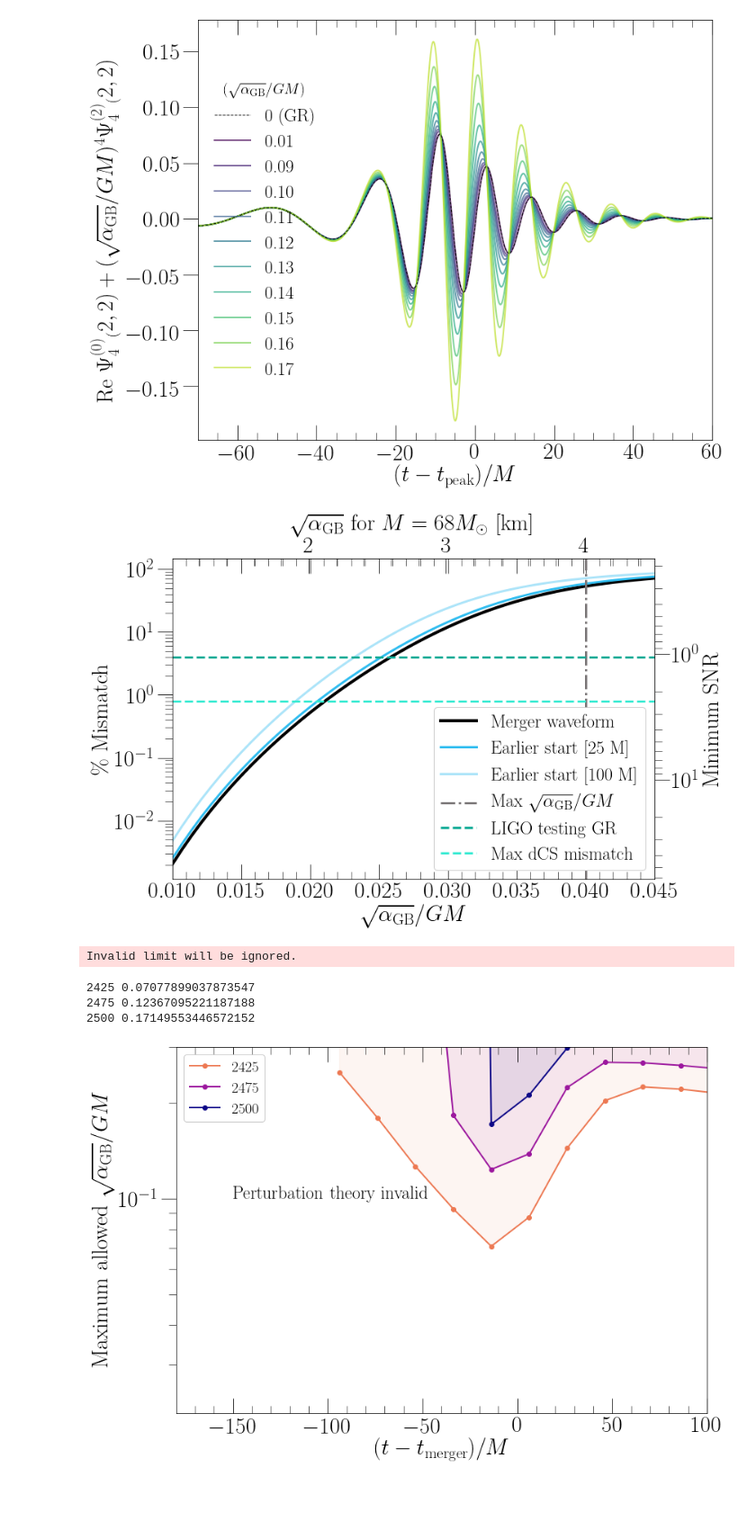
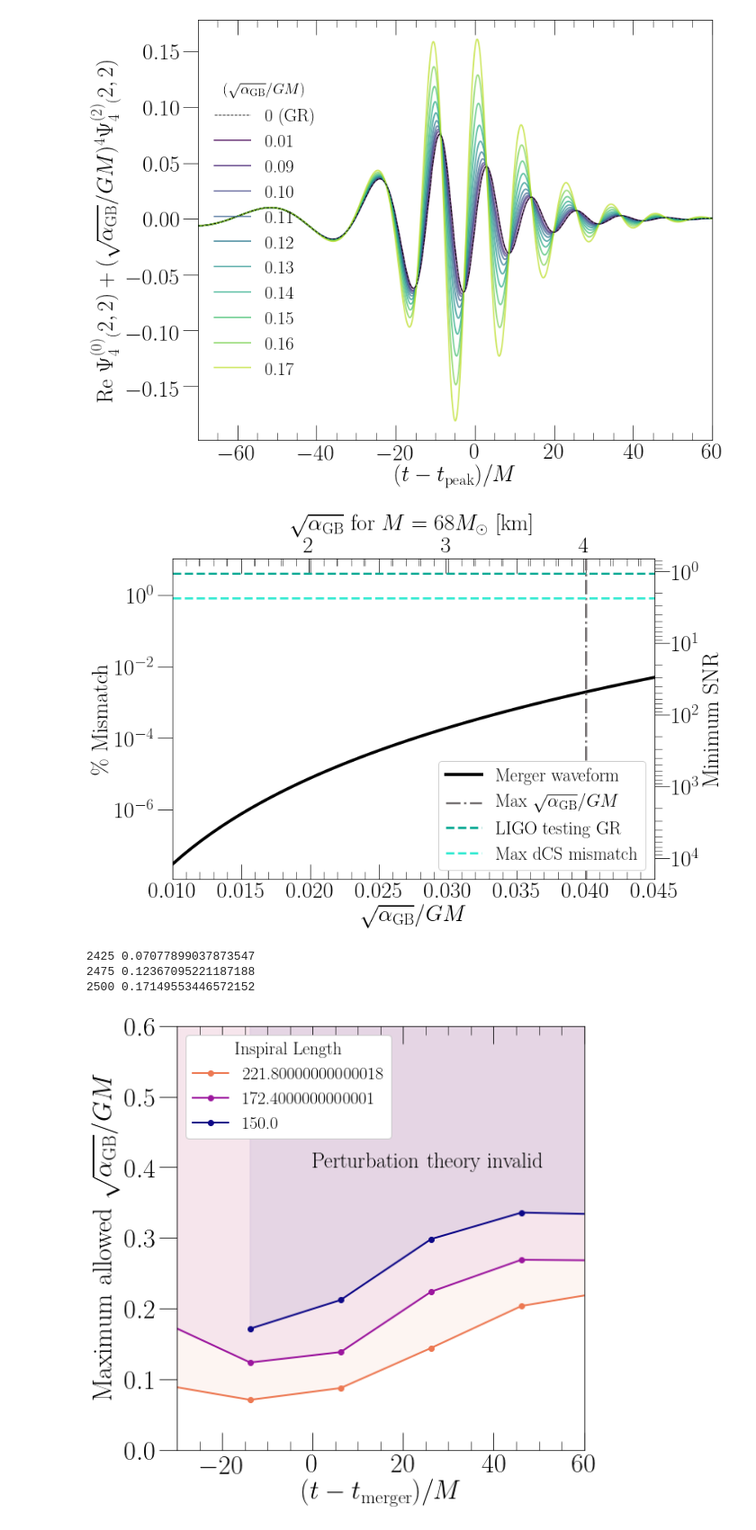
Before and after one commit to mariaokounkova/EDGB, a Jupyter notebook: GW150914/EDGB_GW.ipynb, the cells around one changed output. Shown at 90% size. Saved outputs shown, nothing was run; the diff lists cells and outputs as text; code cells hidden in the pictures; blank space fills up the shorter version.

Commit message:
EDGB_GW: Regime of validity figure
Updated for the most recent runs
*NOTE* that the length is currently not with the
extapolated waveforms, which we need to change
once we have them

```diff
--- a/GW150914/EDGB_GW.ipynb
+++ b/GW150914/EDGB_GW.ipynb
@@ -580,19 +579,19 @@ TogetherPlot()
 # %%
 ## Overlap calculation
 
-def Overlap(sqrt_alpha, start=2100, ramp=250, lev=1):
+def Overlap(sqrt_alpha, start=2500, ramp=25, lev=0):
 
     cut_min = -150
     cut_max = 150
 
 
     #time, data = GethPsi4ModeExtrapolated(ex_dir(2100, lev=lev))
-    time, data = GethPsi4Mode(ev_dir(start, ramp, lev=lev), radius=-1)
+    time, data = GethPsi4Mode(ev_dir(start, ramp, lev=lev), radius=0)
     t_peak = GetPeakTimeModeReal(time, data)
     time = time - t_peak
     time, data = CutTimes(time, data, cut_min, cut_max)
 
-    gr_time, gr_data = GetPsi4Mode(bev_dir(lev=lev), radius=-1)
+    gr_time, gr_data = GetPsi4Mode(bev_dir(lev=lev), radius=0)
     #gr_time, gr_data = GetPsi4ModeExtrapolated(bex_dir(lev=lev))
     gr_time = gr_time - t_peak
     gr_time, gr_data = CutTimes(gr_time, gr_data, cut_min, cut_max)
@@ -656,14 +655,14 @@ def OverlapParameters():
     a_start = 0.01
     a_end = 0.045
     sqrt_alpha_arr = np.linspace(a_start, a_end, 50)
-    mismatch_arr = [Overlap(a, start=2100, ramp=250, lev=0) for a in sqrt_alpha_arr]
+    mismatch_arr = [Overlap(a, start=2500, ramp=25, lev=0) for a in sqrt_alpha_arr]
     ax.plot(sqrt_alpha_arr, mismatch_arr, color='black', lw=4.0, label='Merger waveform')
 
-    mismatch_arr = [Overlap(a, start=2075, ramp=250, lev=0) for a in sqrt_alpha_arr]
-    ax.plot(sqrt_alpha_arr, mismatch_arr, color='#30bdf0', lw=3.0, label='Earlier start [25 M]')
+    #mismatch_arr = [Overlap(a, start=2075, ramp=250, lev=0) for a in sqrt_alpha_arr]
+    #ax.plot(sqrt_alpha_arr, mismatch_arr, color='#30bdf0', lw=3.0, label='Earlier start [25 M]')
 
-    mismatch_arr = [Overlap(a, start=2000, ramp=250, lev=0) for a in sqrt_alpha_arr]
-    ax.plot(sqrt_alpha_arr, mismatch_arr, color='#30bdf0', alpha=0.4, lw=3.0, label='Earlier start [100 M]')
+    #mismatch_arr = [Overlap(a, start=2000, ramp=250, lev=0) for a in sqrt_alpha_arr]
+    #ax.plot(sqrt_alpha_arr, mismatch_arr, color='#30bdf0', alpha=0.4, lw=3.0, label='Earlier start [100 M]')
 
     ax.axvline(0.04, ls='-.', lw=3.0, color='#7a7677', label=r'Max $\sqrt{\alpha_\mathrm{GB}}/GM$')
     ax.axhline(4.0, ls='--', lw=3.0, color='#11ab96', label='LIGO testing GR')
@@ -711,7 +710,7 @@ OverlapParameters()
 #    print(a, Overlap(a))
 #Overlap(0.04)
 # %% [output]
-[figure, old version]
+[figure, new version]
 # %%
 ## Regime of validity
 
@@ -759,50 +758,55 @@ def PlotValidity(figname):
     figname = 'Validity'
 
     start_arr = ['2425','2475','2500']
     ramp_arr = ['25' for s in start_arr]
-    #label_arr = ['Shorter inspiral', 'Longer inspiral']
+    #label_arr = ['Shorter inspiral', '', Longer inspiral']
     label_arr = start_arr
 
     cmap = matplotlib.cm.get_cmap('plasma')
     colors = [cmap(float(i)/len(start_arr)) for i in range(len(start_arr))][::-1]
 
-    f, ax = plt.subplots(1, figsize=(12,8))
+    f, ax = plt.subplots(1, figsize=(8,8))
 
     for start, ramp, label, color in zip(start_arr, ramp_arr, label_arr, colors):
 
-        time, data = GethPsi4Mode(ev_dir(start, ramp, lev=0), radius=-1)
+        time, data = GethPsi4Mode(ev_dir(start, ramp, lev=0), radius=0)
         ## Let's calculate the length until the merger time
         t_peak = GetPeakTimeMode(time, data)
-        length = t_merger - float(start) - float(ramp)
-
+        length = t_peak - float(start) - float(ramp)/2.0
         time, eps = ComputeEpsilon(ev_dir(start, ramp))
         # Cut the time so only considering dCS effects
-        time, eps = CutTimes(time, eps, -400, 200)
+        #time, eps = CutTimes(time, eps, -400, 200)
         print (start, min(eps))
-        ax.plot(time, eps, '-o', color = color, label=label, lw=2.0)
+        ind = np.where(eps < 1e3)
+        time = time[ind]
+        eps = eps[ind]
+        #time = time[1:]
+        #eps = eps[1:]
+        ax.plot(time, eps, '-o', color = color, label=length, lw=2.0)
 
         ax.fill_between(time, eps, 2.0, color=color,alpha=0.07)
 
 
-    legend = ax.legend(fontsize=20, loc='upper left', frameon=True, framealpha = 1.0, ncol=1)
-    ax.set_yscale('log')
-    ax.text(-150, 0.1, 'Perturbation theory invalid', fontsize=24, color='black')
+    legend = ax.legend(fontsize=20, loc='upper left', frameon=True, framealpha = 1.0, ncol=1, \
+                       title='Inspiral Length')
+    plt.setp(legend.get_title(),fontsize=20)
+    #ax.set_yscale('log')
+    ax.text(0, 0.4, 'Perturbation theory invalid', fontsize=24, color='black')
     ax.set_xlabel('$(t - t_\mathrm{merger})/M$', fontsize=30)
     ax.set_ylabel(r'Maximum  allowed $\sqrt{\alpha_\mathrm{GB}}/GM$', fontsize=30)
-    ax.set_xlim(-180, 100)
-    ax.set_ylim(0.0, 0.3)
+    ax.set_xlim(-30, 60)
+    ax.set_ylim(0.0, 0.6)
     plt.tight_layout()
     plt.savefig(figname + '.pdf')
     plt.show()
 
 
 PlotValidity('Validity.pdf')
 # %% [output]
-Invalid limit will be ignored.
+2425 0.07077899037873547
+2475 0.12367095221187188
+2500 0.17149553446572152
-2425 0.07077899037873547
-2475 0.12367095221187188
-2500 0.17149553446572152
-[figure, old version]
+[figure, new version]
 # %%
 ## QNM perturbation theory results
 
```
Also changed, not shown: parts of 1 cell of this notebook.
